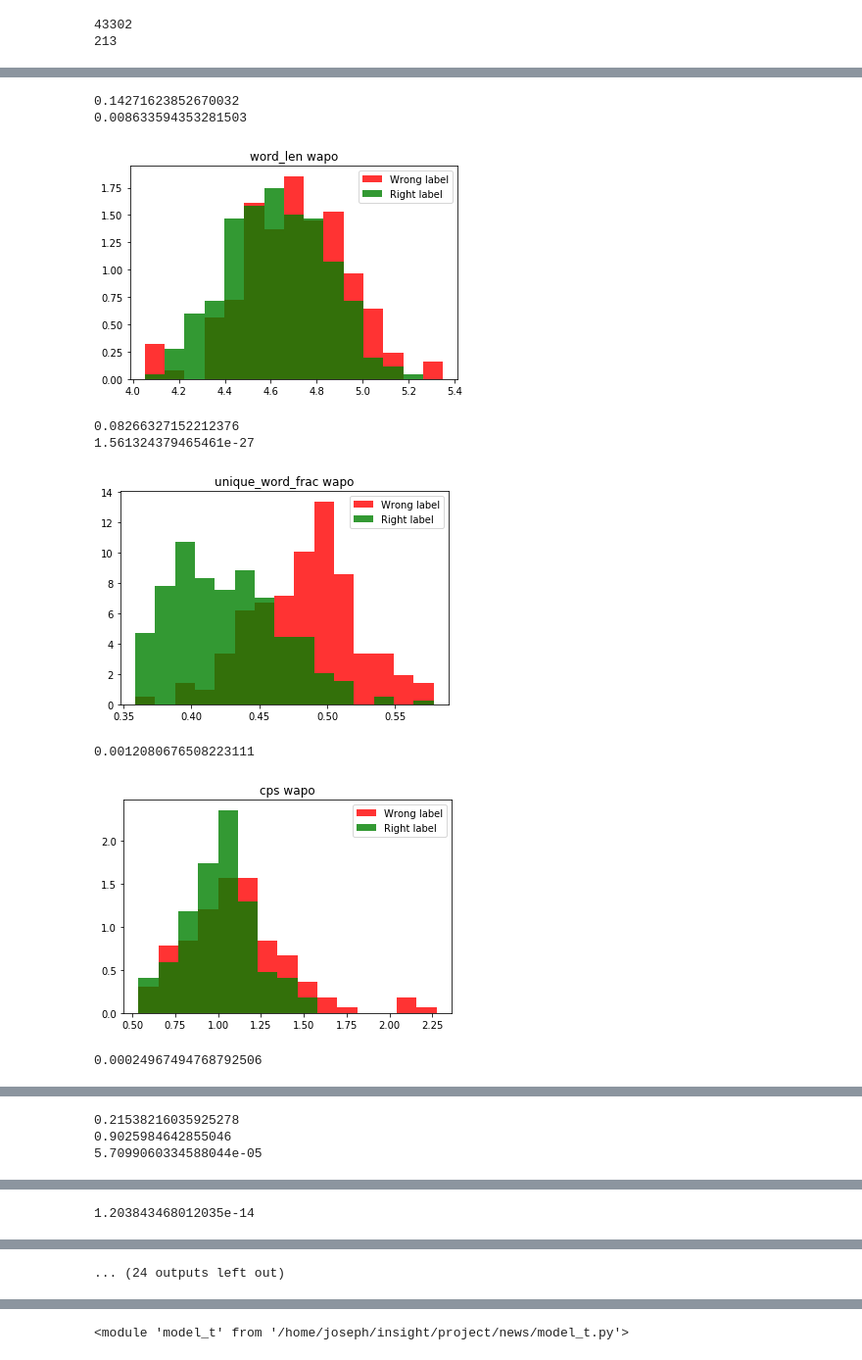
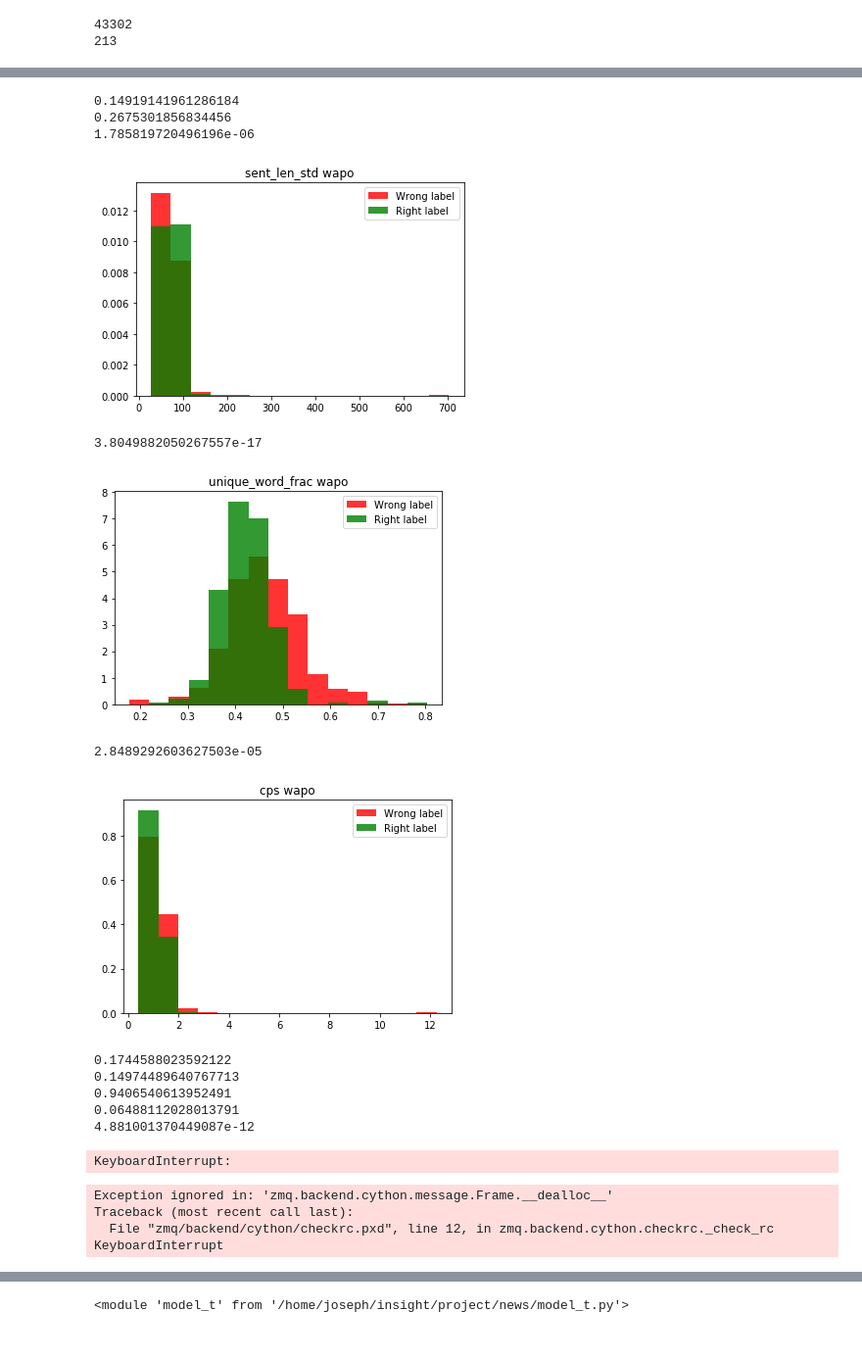
Before and after one commit to jwymbs23/insight, a Jupyter notebook: classify.ipynb, the cells around one changed output, grey strips where cells are left out. Shown: that part at 98% size. Saved outputs shown, nothing was run; the diff lists cells and outputs as text; code cells hidden in the pictures.

```diff
--- a/classify.ipynb
+++ b/classify.ipynb
@@ -90,6 +90,7 @@ def modify_full_dataframe(full_feature_df):
     #print(full_feature_df['flesch_slope'])
     min_word_count = 100
     full_feature_df = full_feature_df.loc[(full_feature_df['word_count'] > min_word_count)]
+    full_featuer_df = full_feature_df.loc[(full_feature_df['flesch'] > 0)]
     return full_feature_df
 # %%
 def save_mean_vals(df_list, pub_names):
@@ -400,14 +399,19 @@ plot_feature_histograms(df_list, feat_list, pub_names_original_order)
 # %%
 #model = RandomForestClassifier(n_estimators=50)
 #model = GradientBoostingClassifier(n_estimators=100, learning_rate=0.25,max_depth=5)
-#model = XGBClassifier(max_depth = 8, n_estimators = 100, feature_names = feat_list[:-1])
-from sklearn.linear_model import LogisticRegression
-model = LogisticRegression(solver='saga',
-                                multi_class='multinomial',
-                                C=1,
-                                penalty='l2',
-                                random_state=42,
-                                )
+#
+model = XGBClassifier(max_depth = 6, n_estimators = 100, feature_names = feat_list[:-1])
+#from sklearn.linear_model import LogisticRegression
+#model = LogisticRegression(solver='saga',
+#                                multi_class='multinomial',
+#                                C=1,
+#                                penalty='l2',
+#                                random_state=42,
+#                                )
+#from sklearn.naive_bayes import MultinomialNB
+
+#model = MultinomialNB(alpha=1.0, fit_prior=True, class_prior=None)
+
 
 X_stats_train = X_train[:, :-1]
 X_stats_test = X_test[:,:-1]
@@ -417,6 +421,7 @@ stats_pipeline = Pipeline([
     ('clf', model),
 ])
 
+eval_set = [(X_stats_test, y_test)]
 
-stats_pipeline.fit(X_stats_train, y_train)
+model.fit(X_stats_train, y_train)#, eval_set=eval_set, eval_metric='error', verbose=True)
 # %% [output]
@@ -478,42 +515,50 @@ from scipy import stats
 #x = np.linspace(-15, 15, 9)
 #print(x)
 #stats.ks_2samp(x, 'norm')
 
 
 #for i in range(9):
 for feat in feat_list[:-1]:
     #data for the correct predictions for publication i
     true_data = true_df.loc[true_df['true'] == pub_names.index('wapo')][feat].tolist()
     #data for false predictions for publication i
-    false_data = false_df.loc[false_df['true'] == pub_names.index('wapo')].loc[
-        false_df['pred'] == pub_names.index('natrev')][feat].tolist()
+    false_data = false_df.loc[false_df['true'] == pub_names.index('wapo')][feat].tolist()
     D, p_val = stats.ks_2samp(true_data, false_data)
     print(p_val)
     if p_val < 0.01:
-        plt.title(feat + ' '+ pub_names[i])
+        plt.title(feat + ' '+ pub_names[pub_names.index('wapo')])
         data = plt.hist(false_data, bins = 15, normed = True, alpha = 0.8, color = 'r')
         plt.hist(true_data, bins = data[1], normed = True, alpha = 0.8, color = 'g')
         plt.legend(['Wrong label', 'Right label'])
         plt.show()
 
 #plt.show()
 #print(feat_label_df)
 #print(y_stats_pred)
 #target = 3
 #for shap in y_stats_pred:
 #    print(shap)
 #    for pub in shap:
 #        print(pub)
 #        plt.bar(range(len(pub)), np.asarray(pub))
 #        #plt.bar(range(len(pub)), shap[target])
 #        plt.show()
 # %% [output]
-0.14271623852670032
-0.008633594353281503
+0.14919141961286184
+0.2675301856834456
+1.785819720496196e-06
-[figure, old version]
+[figure, new version]
-0.08266327152212376
-1.561324379465461e-27
+3.8049882050267557e-17
-[figure, old version]
+[figure, new version]
-0.0012080676508223111
+2.8489292603627503e-05
-[figure, old version]
+[figure, new version]
-0.00024967494768792506
+0.1744588023592122
+0.14974489640767713
+0.9406540613952491
+0.06488112028013791
+4.881001370449087e-12
+KeyboardInterrupt:
+Exception ignored in: 'zmq.backend.cython.message.Frame.__dealloc__'
+Traceback (most recent call last):
+  File "zmq/backend/cython/checkrc.pxd", line 12, in zmq.backend.cython.checkrc._check_rc
+KeyboardInterrupt
@@ -521,3 +570,0 @@ for feat in feat_list[:-1]:
-0.21538216035925278
-0.9025984642855046
-5.7099060334588044e-05
@@ -525 +570,0 @@ for feat in feat_list[:-1]:
-1.203843468012035e-14
@@ -527 +570,0 @@ for feat in feat_list[:-1]:
-... (24 outputs left out)
```
Also changed, not shown: parts of 12 cells of this notebook, 15 other files.
